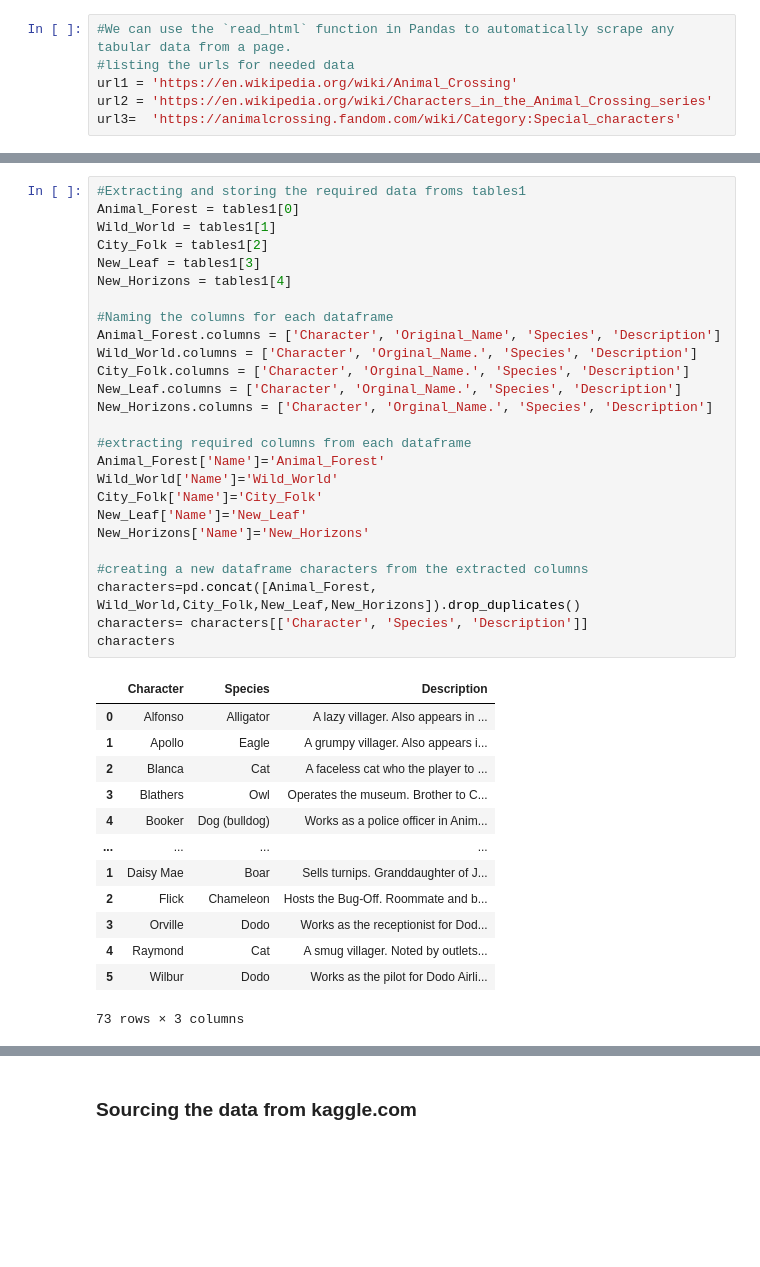
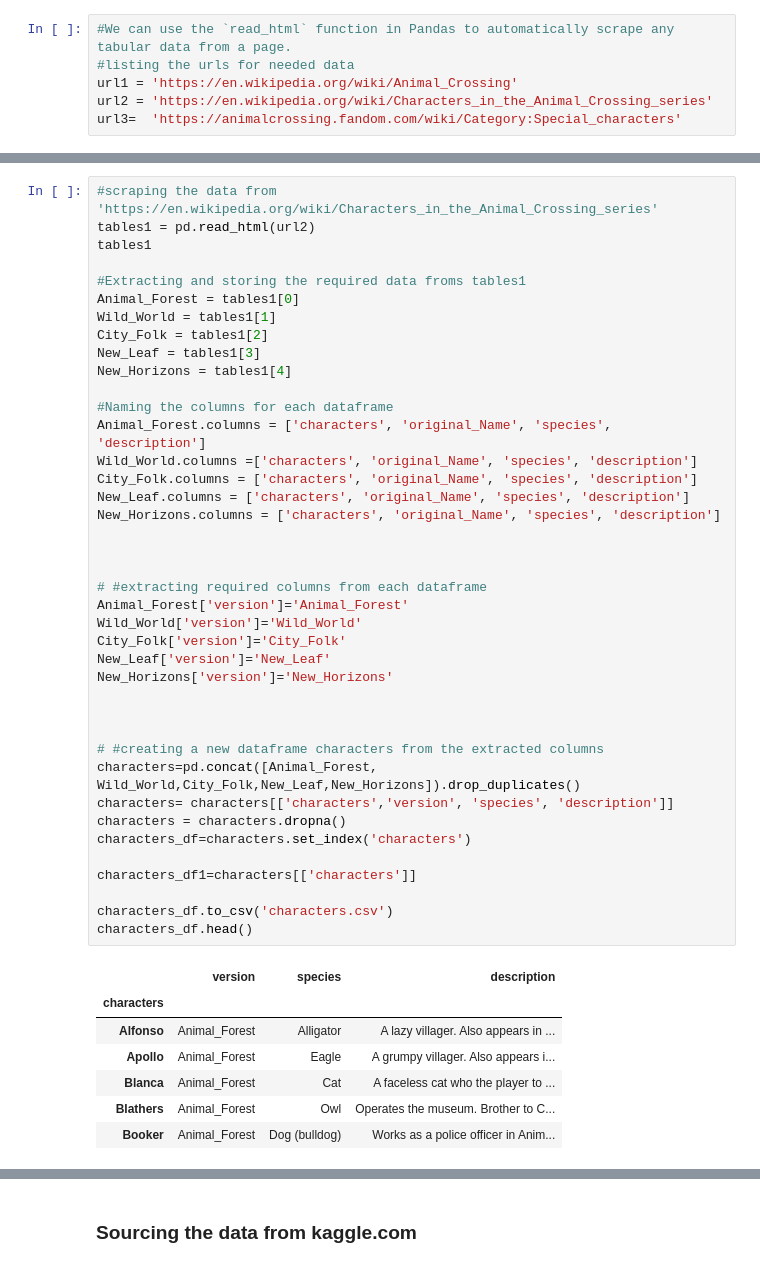
Before and after one commit to rickshev/ETL-Project, a Jupyter notebook: animal_crossing.ipynb, the cells around one changed output, grey strips where cells are left out. Cells and saved outputs as stored; diff of their text form; blank space fills up the shorter version.

Commit message:
Add files via upload
Final Notebook where we did all the Data pull , Transform and Load

```diff
--- a/animal_crossing.ipynb
+++ b/animal_crossing.ipynb
@@ -59,43 +37,51 @@ tables1
 # %%
+#scraping the data from 'https://en.wikipedia.org/wiki/Characters_in_the_Animal_Crossing_series'
+tables1 = pd.read_html(url2)
+tables1
+
 #Extracting and storing the required data froms tables1
 Animal_Forest = tables1[0]
 Wild_World = tables1[1]
 City_Folk = tables1[2]
 New_Leaf = tables1[3]
 New_Horizons = tables1[4]
 
 #Naming the columns for each dataframe
-Animal_Forest.columns = ['Character', 'Original_Name', 'Species', 'Description']
-Wild_World.columns = ['Character', 'Orginal_Name.', 'Species', 'Description']
-City_Folk.columns = ['Character', 'Orginal_Name.', 'Species', 'Description']
-New_Leaf.columns = ['Character', 'Orginal_Name.', 'Species', 'Description']
-New_Horizons.columns = ['Character', 'Orginal_Name.', 'Species', 'Description']
+Animal_Forest.columns = ['characters', 'original_Name', 'species', 'description']
+Wild_World.columns =['characters', 'original_Name', 'species', 'description']
+City_Folk.columns = ['characters', 'original_Name', 'species', 'description']
+New_Leaf.columns = ['characters', 'original_Name', 'species', 'description']
+New_Horizons.columns = ['characters', 'original_Name', 'species', 'description']
 
-#extracting required columns from each dataframe
-Animal_Forest['Name']='Animal_Forest'
-Wild_World['Name']='Wild_World'
-City_Folk['Name']='City_Folk'
-New_Leaf['Name']='New_Leaf'
-New_Horizons['Name']='New_Horizons'
 
-#creating a new dataframe characters from the extracted columns
+
+# #extracting required columns from each dataframe
+Animal_Forest['version']='Animal_Forest'
+Wild_World['version']='Wild_World'
+City_Folk['version']='City_Folk'
+New_Leaf['version']='New_Leaf'
+New_Horizons['version']='New_Horizons'
+
+
+
+# #creating a new dataframe characters from the extracted columns
 characters=pd.concat([Animal_Forest, Wild_World,City_Folk,New_Leaf,New_Horizons]).drop_duplicates()
-characters= characters[['Character', 'Species', 'Description']]
-characters
+characters= characters[['characters','version', 'species', 'description']]
+characters = characters.dropna()
+characters_df=characters.set_index('characters')
+
+characters_df1=characters[['characters']]
+
+characters_df.to_csv('characters.csv')
+characters_df.head()
 # %% [output]
-|  | Character | Species | Description |
-| 0 | Alfonso | Alligator | A lazy villager. Also appears in ... |
-| 1 | Apollo | Eagle | A grumpy villager. Also appears i... |
-| 2 | Blanca | Cat | A faceless cat who the player to ... |
-| 3 | Blathers | Owl | Operates the museum. Brother to C... |
-| 4 | Booker | Dog (bulldog) | Works as a police officer in Anim... |
-| ... | ... | ... | ... |
-| 1 | Daisy Mae | Boar | Sells turnips. Granddaughter of J... |
-| 2 | Flick | Chameleon | Hosts the Bug-Off. Roommate and b... |
-| 3 | Orville | Dodo | Works as the receptionist for Dod... |
-| 4 | Raymond | Cat | A smug villager. Noted by outlets... |
-| 5 | Wilbur | Dodo | Works as the pilot for Dodo Airli... |
+|  | version | species | description |
+| characters |  |  |  |
+| Alfonso | Animal_Forest | Alligator | A lazy villager. Also appears in ... |
+| Apollo | Animal_Forest | Eagle | A grumpy villager. Also appears i... |
+| Blanca | Animal_Forest | Cat | A faceless cat who the player to ... |
+| Blathers | Animal_Forest | Owl | Operates the museum. Brother to C... |
+| Booker | Animal_Forest | Dog (bulldog) | Works as a police officer in Anim... |
-73 rows × 3 columns
 # %%
 #scraping the data from https://animalcrossing.fandom.com/wiki/Category:Special_characters
 tables = pd.read_html(url3)
```
Also changed, not shown: parts of 19 cells of this notebook.
